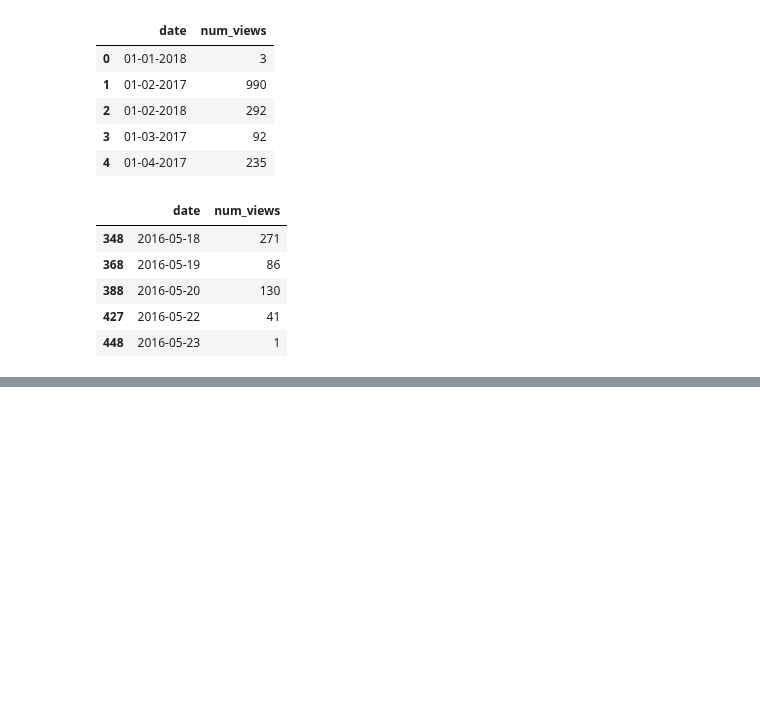
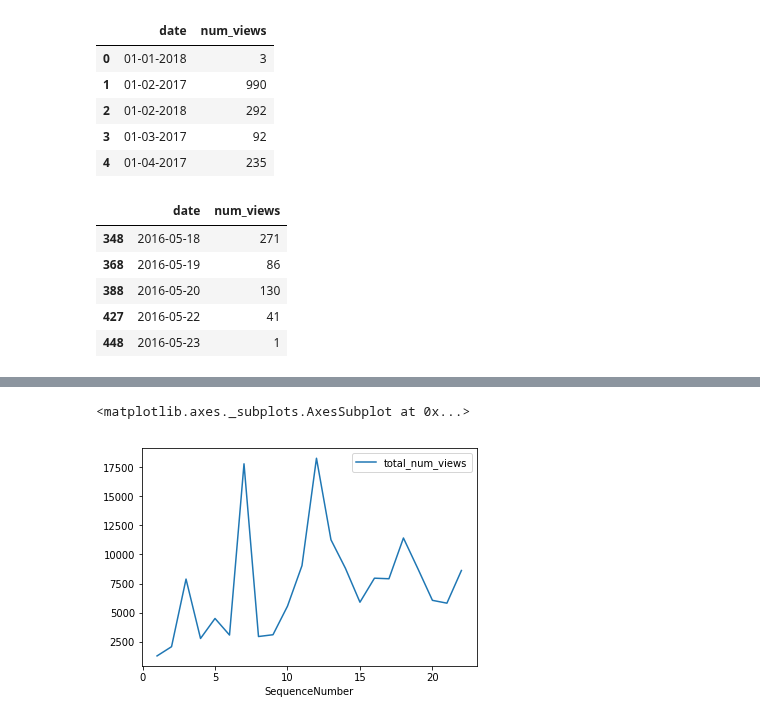
Before and after one commit to ace-racer/ContextualRecommender, a Jupyter notebook: hybird_recommender/exploration/Stream Views Forecasting.ipynb, the cells around one changed output, grey strips where cells are left out. Cells and saved outputs as stored; diff of their text form; code cells hidden in the pictures; blank space fills up the shorter version.

Commit message:
Add code to see views / month

```diff
--- a/hybird_recommender/exploration/Stream Views Forecasting.ipynb
+++ b/hybird_recommender/exploration/Stream Views Forecasting.ipynb
@@ -60,0 +65,13 @@ ValueError: ordinal must be >= 1
+# %%
+def getSequence(date_str):
+    month = int(date_str[3:5])
+    year = int(date_str[6:])
+
+    if year == 2016:
+        return month - 4
+    elif year == 2017:
+        return 8 + month
+    else:
+        return 20 + month
+# %%
+stream_views_df["SequenceNumber"] = stream_views_df["date"].apply(getSequence)
@@ -60,0 +87,4 @@ ValueError: ordinal must be >= 1
+# %%
+stream_views_by_month_df = stream_views_df.groupby("SequenceNumber").size().reset_index()
+stream_views_by_month_df.columns = ["SequenceNumber", "total_num_views"]
+stream_views_by_month_df.head()
@@ -60,0 +98,5 @@ ValueError: ordinal must be >= 1
+# %%
+stream_views_by_month_df.plot(x='SequenceNumber', y='total_num_views')
+# %% [output]
+<matplotlib.axes._subplots.AxesSubplot at 0x...>
+[figure, added]
```
Also changed, not shown: parts of 4 cells of this notebook.
